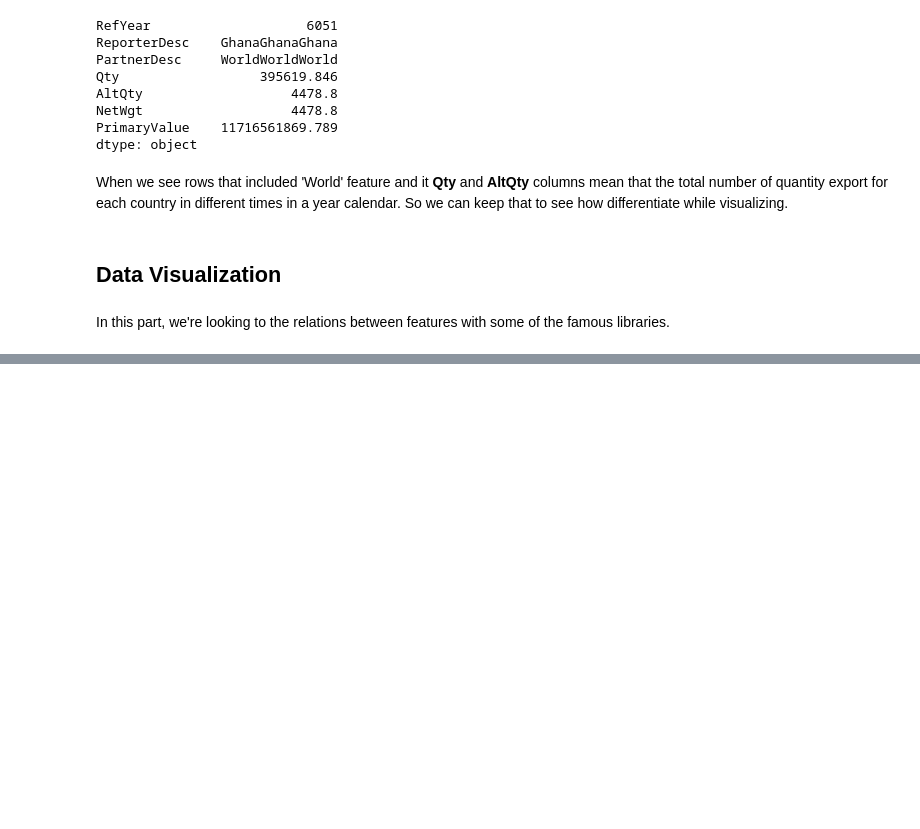
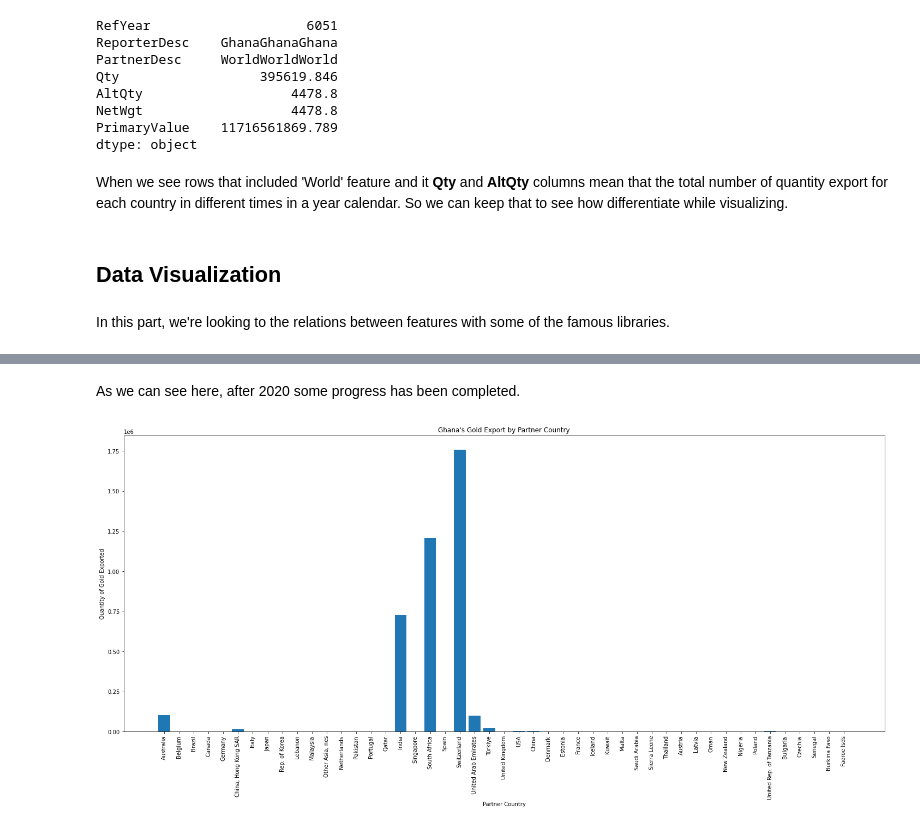
Before and after one commit to MrEktirir/Gold_Trade, a Jupyter notebook: Ghana_Nigeria_Gold_Trade_Analysis.ipynb, the cells around one changed output, grey strips where cells are left out. Cells and saved outputs as stored; diff of their text form; code cells hidden in the pictures; blank space fills up the shorter version.

Commit message:
visualization_update
* 2 more chart have been created.

```diff
--- a/Ghana_Nigeria_Gold_Trade_Analysis.ipynb
+++ b/Ghana_Nigeria_Gold_Trade_Analysis.ipynb
@@ -479,0 +478,15 @@ As we can see here,
+# %% [markdown]
+As we can see here, after 2020 some progress has been completed.
+# %%
+ghana_data = df[(df['ReporterDesc'] == 'Ghana') & (df['PartnerDesc'] != 'World')]
+
+plt.figure(figsize = (25,10))
+plt.bar(ghana_data['PartnerDesc'], ghana_data['Qty'])
+plt.title('Ghana\'s Gold Export by Partner Country')
+plt.xlabel('Partner Country')
+plt.ylabel('Quantity of Gold Exported')
+plt.grid(False)
+plt.xticks(rotation=90)
+plt.show()
+# %% [output]
+[figure, added]
```
Also changed, not shown: parts of 11 cells of this notebook.
